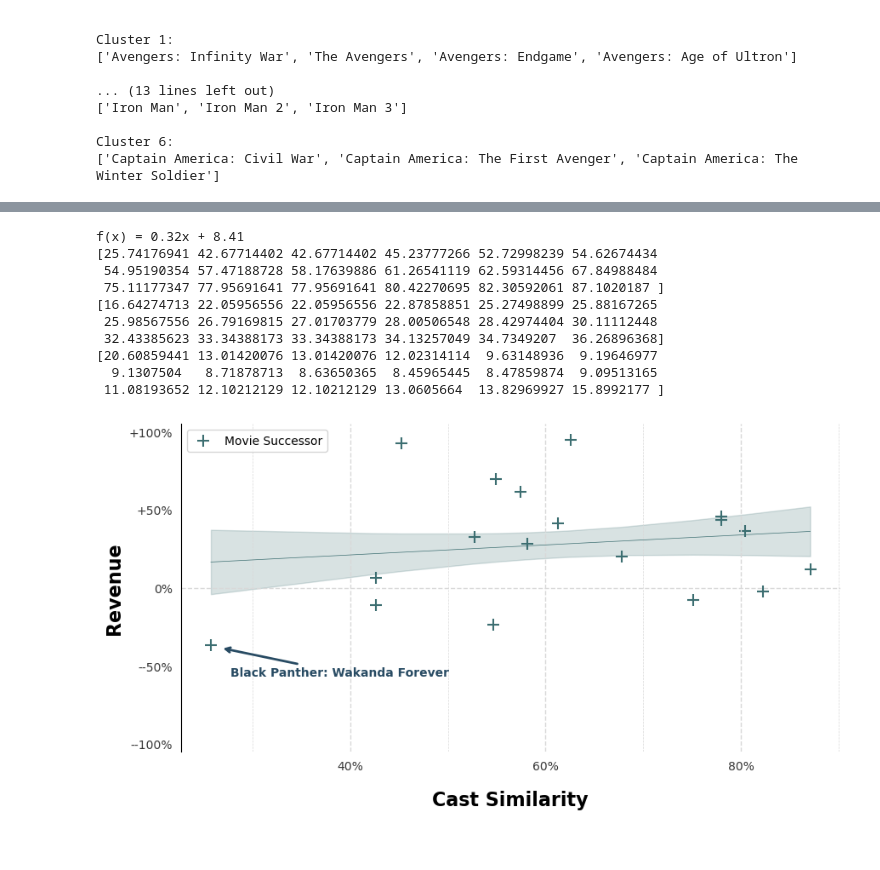
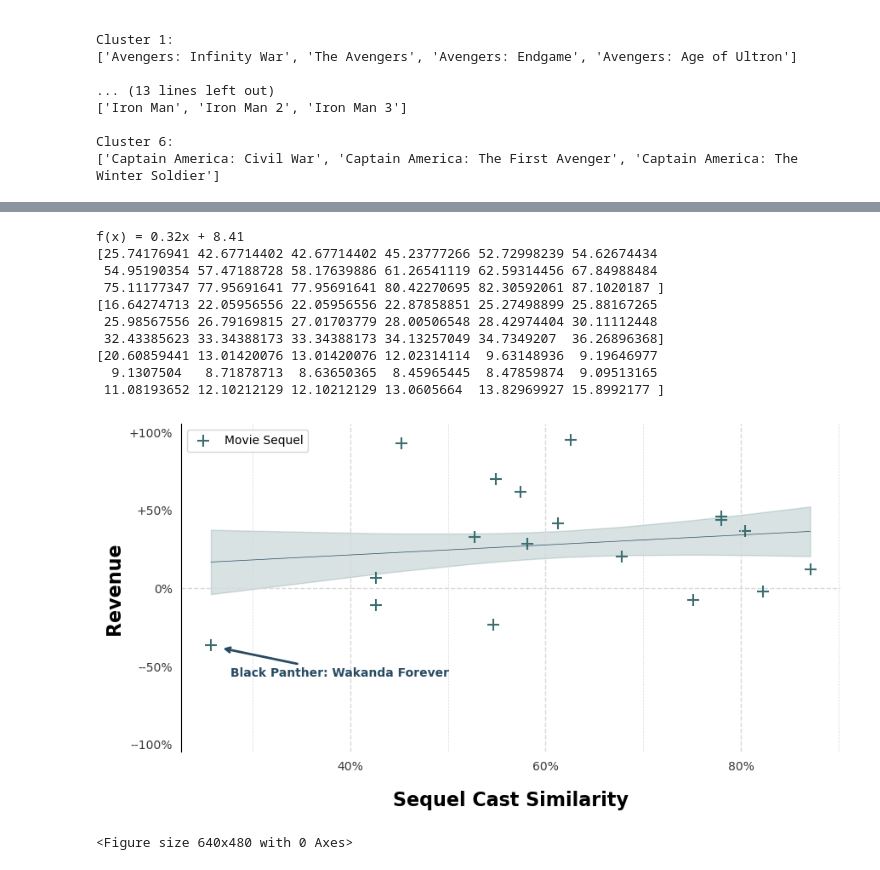
Before and after one commit to rizz-kings/data-in-the-wild, a Jupyter notebook: notebooks/filmseriesrevenue.ipynb, the cells around one changed output, grey strips where cells are left out. Drawn from its saved outputs; the diff is of its cells as text; code cells hidden in the pictures.

```diff
--- a/notebooks/filmseriesrevenue.ipynb
+++ b/notebooks/filmseriesrevenue.ipynb
@@ -389,10 +389,10 @@ y = [movie_succession[2] * 100 for movie_succession in movie_successions]
 plt.figure(figsize=(10, 5))
 
 # crosses
-plt.scatter(x, y, c='#3c6e71', s=100, marker='+', label='Movie Successor')
+plt.scatter(x, y, c='#3c6e71', s=100, marker='+', label='Movie Sequel')
 # plt.title('Revenue of Movie Successor based on Cast Similarity', fontdict={'fontsize': 18 }, y=1.05)
 
-plt.xlabel('Cast Similarity', fontdict={'fontsize': 16, 'fontweight': 'bold'}, labelpad=15)
+plt.xlabel('Sequel Cast Similarity', fontdict={'fontsize': 16, 'fontweight': 'bold'}, labelpad=15)
 
 plt.ylabel('Revenue', fontdict={'fontsize': 16, 'fontweight': 'bold'})
 
@@ -466,33 +466,34 @@ print(f"f(x) = {m:.2f}x + {b:.2f}")
 y_est = m * x + b
 y_err = (np.array(y)-y_est).std() * np.sqrt(1/len(x) + (x - x.mean())**2 / np.sum((x - x.mean())**2))
 plt.fill_between(x, y_est - y_err, y_est + y_err, alpha=0.2, color='#3c6e71')
 
 print(x)
 print(y_est)
 print(y_err)
 
 
-plt.plot(x, y_est, c='#3c6e71', lw=0.5)
+plt.plot(x, y_est, c='#284b63', lw=0.5)
 
 
 
 
 point = 20
 # plt.annotate("Linear Regression without Outliers", (point, m*point + b + 5),  fontsize=10, rotation=m*13, c='red')
 
 plt.legend(loc='upper left')
 
-plt.savefig(PLOT_FOLDER + "/revenue_vs_cast_similarity.png", bbox_inches='tight')
 plt.show()
+plt.savefig(PLOT_FOLDER + "/revenue_vs_cast_similarity.png", bbox_inches='tight', dpi=3000)
 # %% [output]
 f(x) = 0.32x + 8.41
 [25.74176941 42.67714402 42.67714402 45.23777266 52.72998239 54.62674434
  54.95190354 57.47188728 58.17639886 61.26541119 62.59314456 67.84988484
  75.11177347 77.95691641 77.95691641 80.42270695 82.30592061 87.1020187 ]
 [16.64274713 22.05956556 22.05956556 22.87858851 25.27498899 25.88167265
  25.98567556 26.79169815 27.01703779 28.00506548 28.42974404 30.11112448
  32.43385623 33.34388173 33.34388173 34.13257049 34.7349207  36.26896368]
 [20.60859441 13.01420076 13.01420076 12.02314114  9.63148936  9.19646977
   9.1307504   8.71878713  8.63650365  8.45965445  8.47859874  9.09513165
  11.08193652 12.10212129 12.10212129 13.0605664  13.82969927 15.8992177 ]
-[figure, old version]
+[figure, new version]
+<Figure size 640x480 with 0 Axes>
```
Also changed, not shown: 1 other file.
